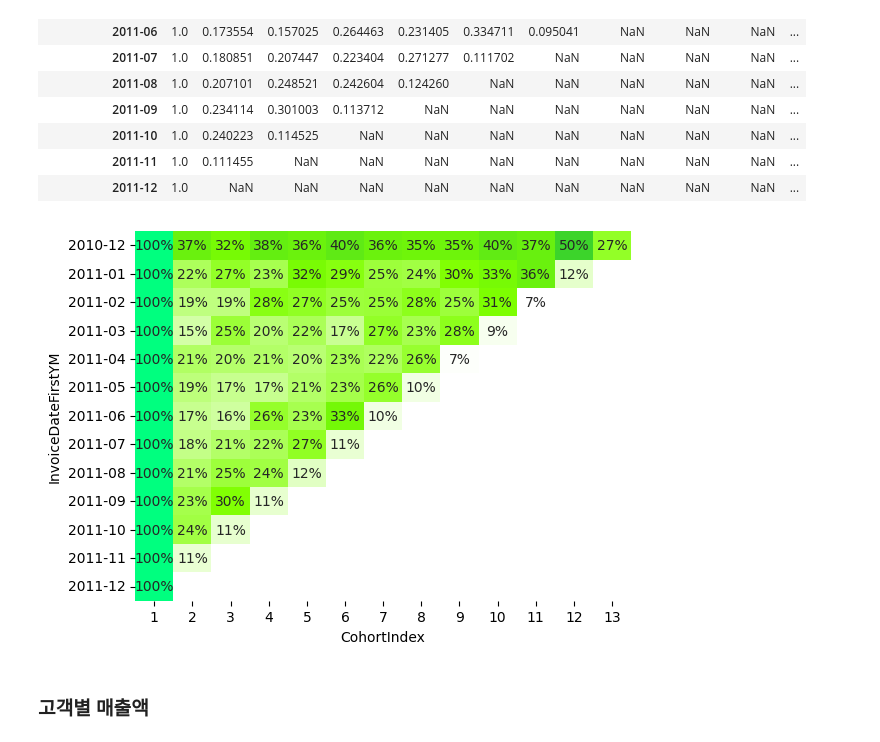
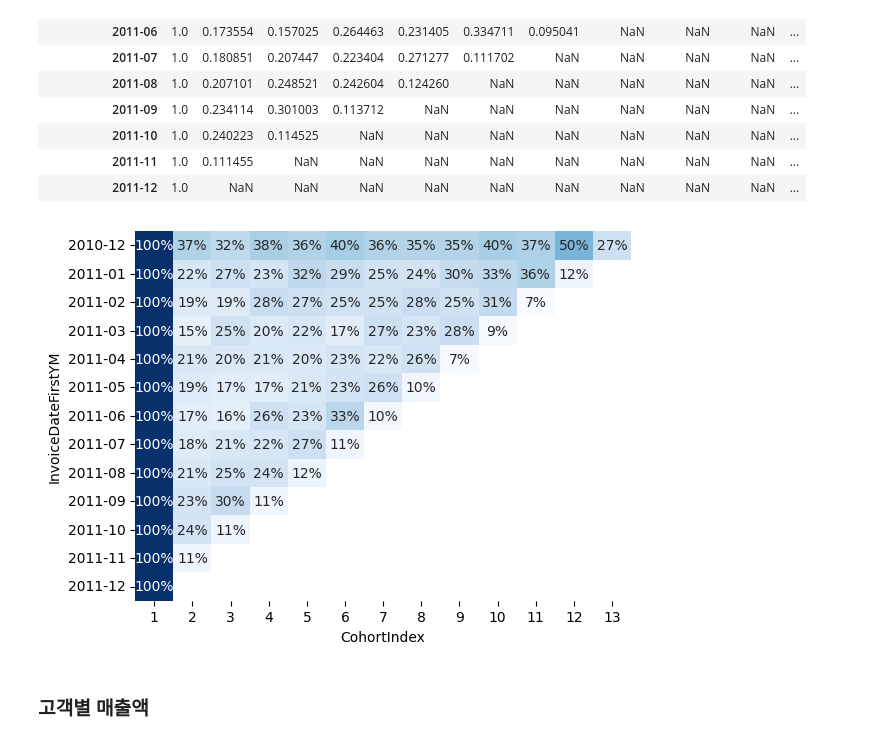
Before and after one commit to JINDOT/Data_Analysis_, a Jupyter notebook: Online_Retail_Basic_and_Cohort.ipynb, the cells around one changed output. Saved outputs shown, nothing was run; the diff lists cells and outputs as text; code cells hidden in the pictures.

```diff
--- a/Online_Retail_Basic_and_Cohort.ipynb
+++ b/Online_Retail_Basic_and_Cohort.ipynb
@@ -1332,10 +1305,10 @@ cohort_norm
 | 2011-11 | 1.0 | 0.111455 | NaN | NaN | NaN | NaN | NaN | NaN | NaN | NaN | ... |
 | 2011-12 | 1.0 | NaN | NaN | NaN | NaN | NaN | NaN | NaN | NaN | NaN | ... |
 # %%
-# 잔존율 시각화(hearmap)
-sns.heatmap(cohort_norm, cmap=MediumSpringGreen, annot=True, fmt=',.0%', cbar=False);
+# 잔존율 시각화(heatmap)
+sns.heatmap(cohort_norm, cmap='Blues', annot=True, fmt=',.0%', cbar=False);
 # %% [output]
-[figure, old version]
+[figure, new version]
 # %% [markdown]
 ### 고객별 매출액
 # %%
```
Also changed, not shown: parts of 31 cells of this notebook.
